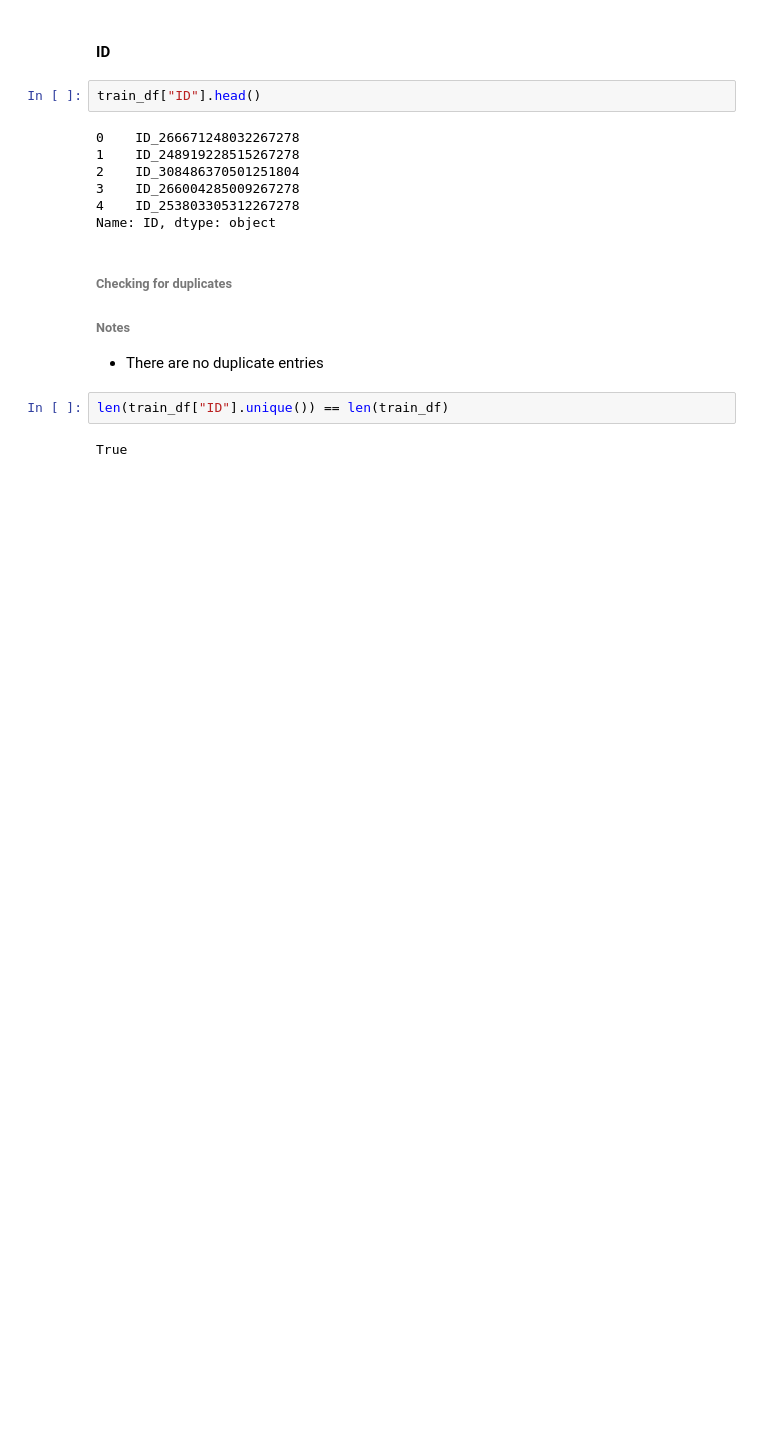
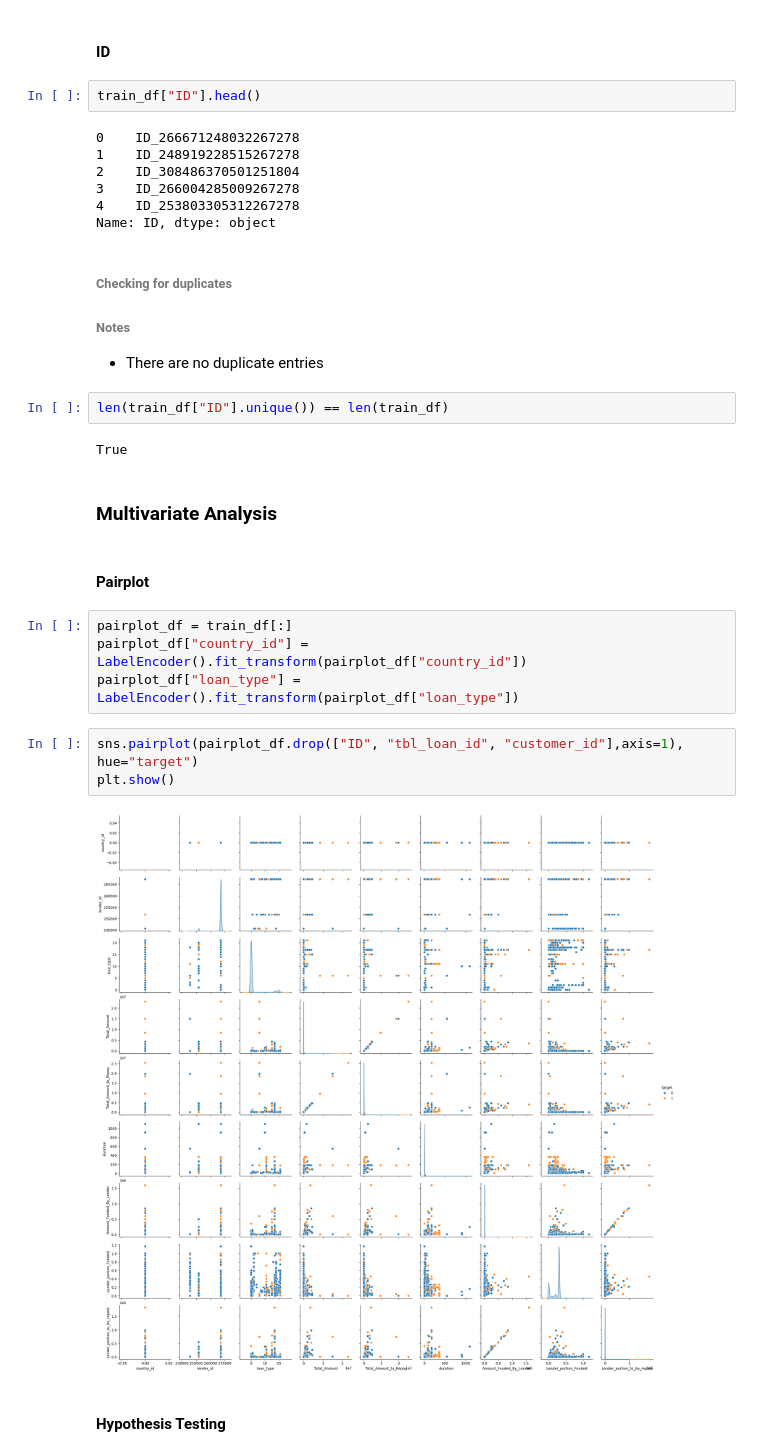
Before and after one commit to e-hokage777/Machine_Learning_Challenges, a Jupyter notebook: Zindi_Challenges/African_Credit_Scoring_Challenge/notebooks/analysis.ipynb, the cells around one changed output. Drawn from its saved outputs; the diff is of its cells as text; blank space fills up the shorter version.

```diff
--- a/Zindi_Challenges/African_Credit_Scoring_Challenge/notebooks/analysis.ipynb
+++ b/Zindi_Challenges/African_Credit_Scoring_Challenge/notebooks/analysis.ipynb
@@ -307,3 +313,18 @@ Name: ID, dtype: object
 len(train_df["ID"].unique()) == len(train_df)
 # %% [output]
 True
+# %% [markdown]
+### Multivariate Analysis
+# %% [markdown]
+#### Pairplot
+# %%
+pairplot_df = train_df[:]
+pairplot_df["country_id"] = LabelEncoder().fit_transform(pairplot_df["country_id"])
+pairplot_df["loan_type"] = LabelEncoder().fit_transform(pairplot_df["loan_type"])
+# %%
+sns.pairplot(pairplot_df.drop(["ID", "tbl_loan_id", "customer_id"],axis=1), hue="target")
+plt.show()
+# %% [output]
+[figure, added]
+# %% [markdown]
+#### Hypothesis Testing
```
Also changed, not shown: parts of 14 cells of this notebook, 3 other files.
